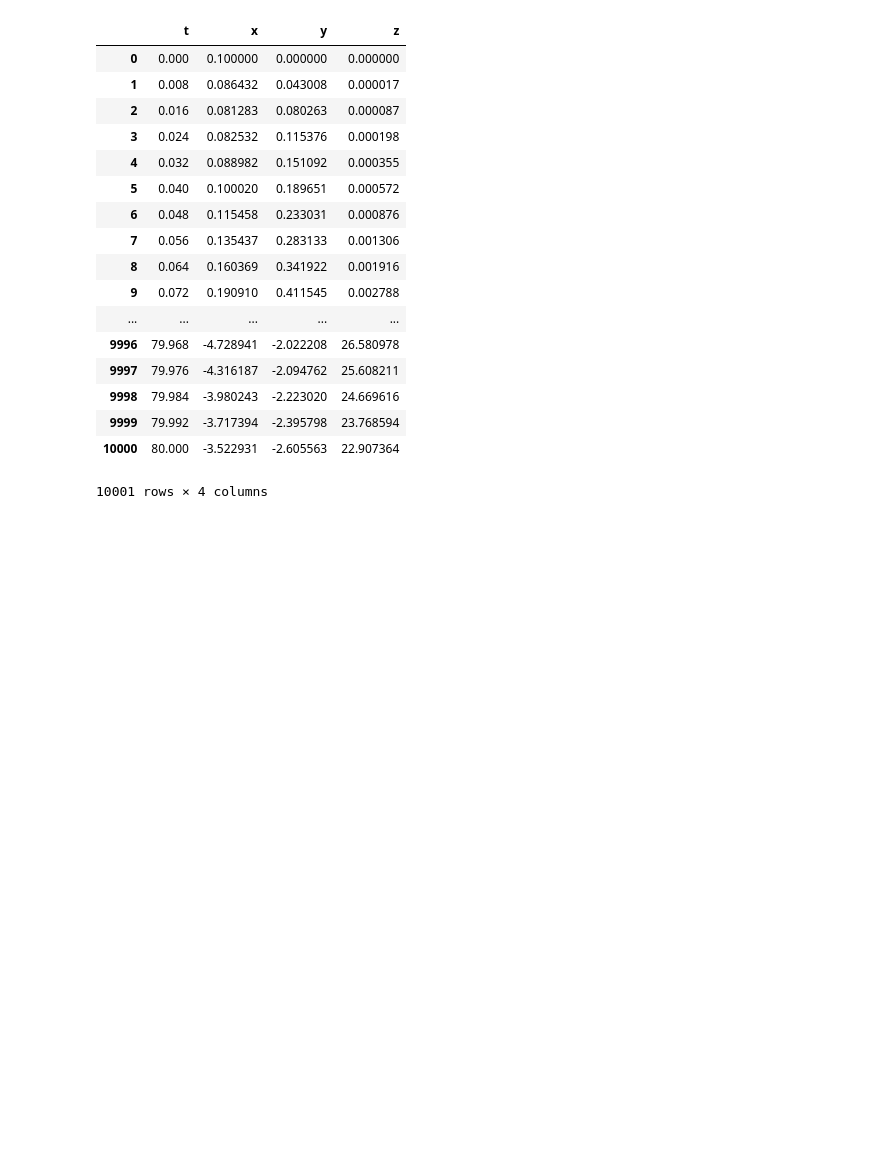
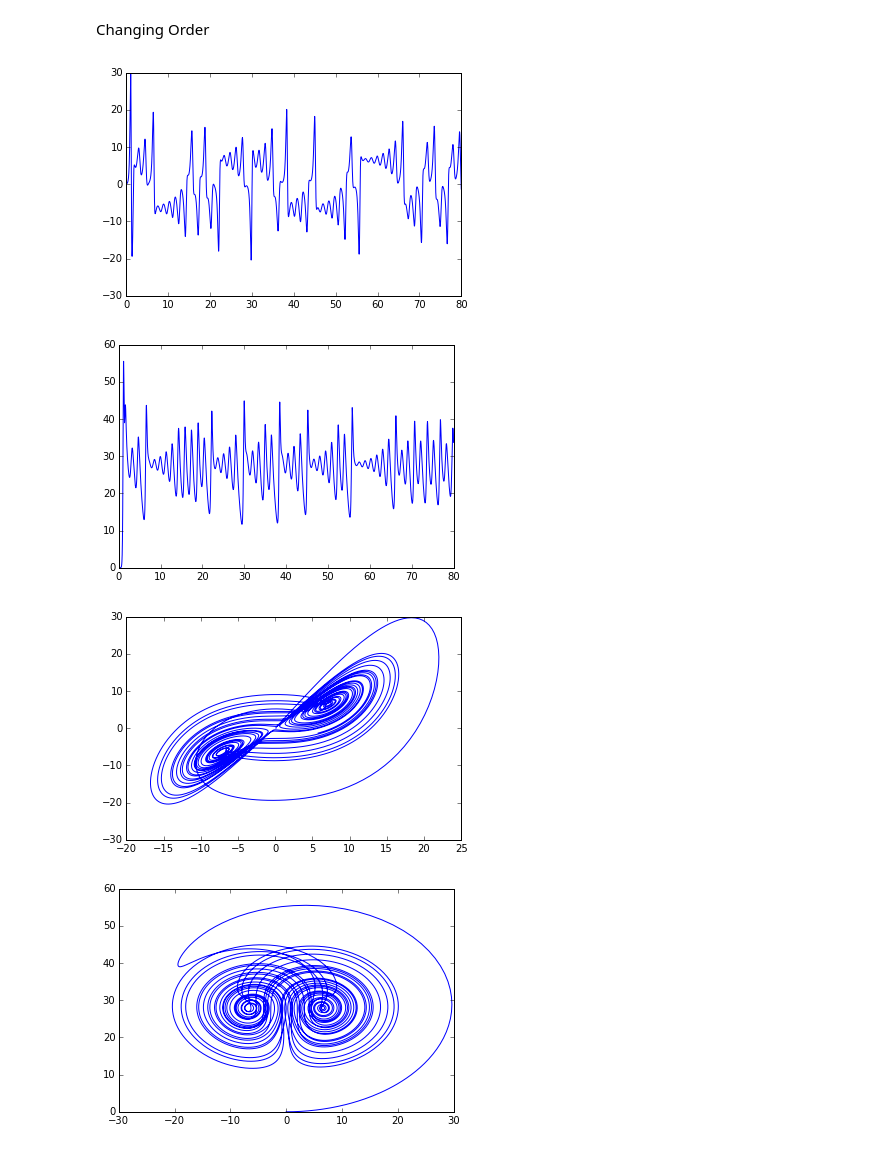
Before and after one commit to arjunreddyt/CS510-Fall2015-Midterm, a Jupyter notebook: ExploreAttractor.ipynb, the cells around one changed output. Saved outputs shown, nothing was run; the diff lists cells and outputs as text; code cells hidden in the pictures; blank space fills up the shorter version.

```diff
--- a/ExploreAttractor.ipynb
+++ b/ExploreAttractor.ipynb
@@ -4,22 +76,16 @@ from attractor import Attractor
+# %% [markdown]
+Changing Order
 # %%
 s=Attractor()
 s.evolve(order=2)
+s.ploty()
+s.plotz()
+s.plotxy()
+s.plotyz()
+s.plotzx()
+s.plot3d()
 # %% [output]
-|  | t | x | y | z |
-| 0 | 0.000 | 0.100000 | 0.000000 | 0.000000 |
-| 1 | 0.008 | 0.086432 | 0.043008 | 0.000017 |
-| 2 | 0.016 | 0.081283 | 0.080263 | 0.000087 |
-| 3 | 0.024 | 0.082532 | 0.115376 | 0.000198 |
-| 4 | 0.032 | 0.088982 | 0.151092 | 0.000355 |
-| 5 | 0.040 | 0.100020 | 0.189651 | 0.000572 |
-| 6 | 0.048 | 0.115458 | 0.233031 | 0.000876 |
-| 7 | 0.056 | 0.135437 | 0.283133 | 0.001306 |
-| 8 | 0.064 | 0.160369 | 0.341922 | 0.001916 |
-| 9 | 0.072 | 0.190910 | 0.411545 | 0.002788 |
-| ... | ... | ... | ... | ... |
-| 9996 | 79.968 | -4.728941 | -2.022208 | 26.580978 |
-| 9997 | 79.976 | -4.316187 | -2.094762 | 25.608211 |
-| 9998 | 79.984 | -3.980243 | -2.223020 | 24.669616 |
-| 9999 | 79.992 | -3.717394 | -2.395798 | 23.768594 |
-| 10000 | 80.000 | -3.522931 | -2.605563 | 22.907364 |
-10001 rows × 4 columns
+[figure, added]
+[figure, added]
+[figure, added]
+[figure, added]
```
Also changed, not shown: parts of 17 cells of this notebook.
